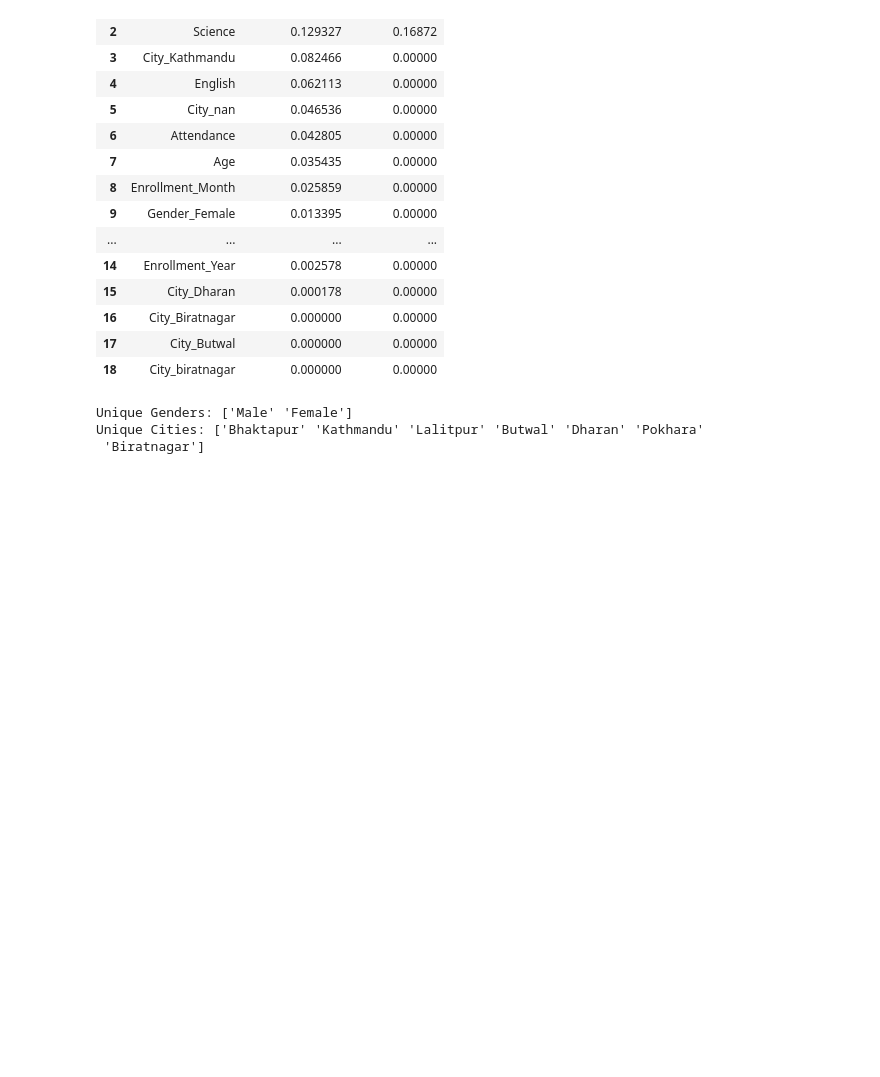
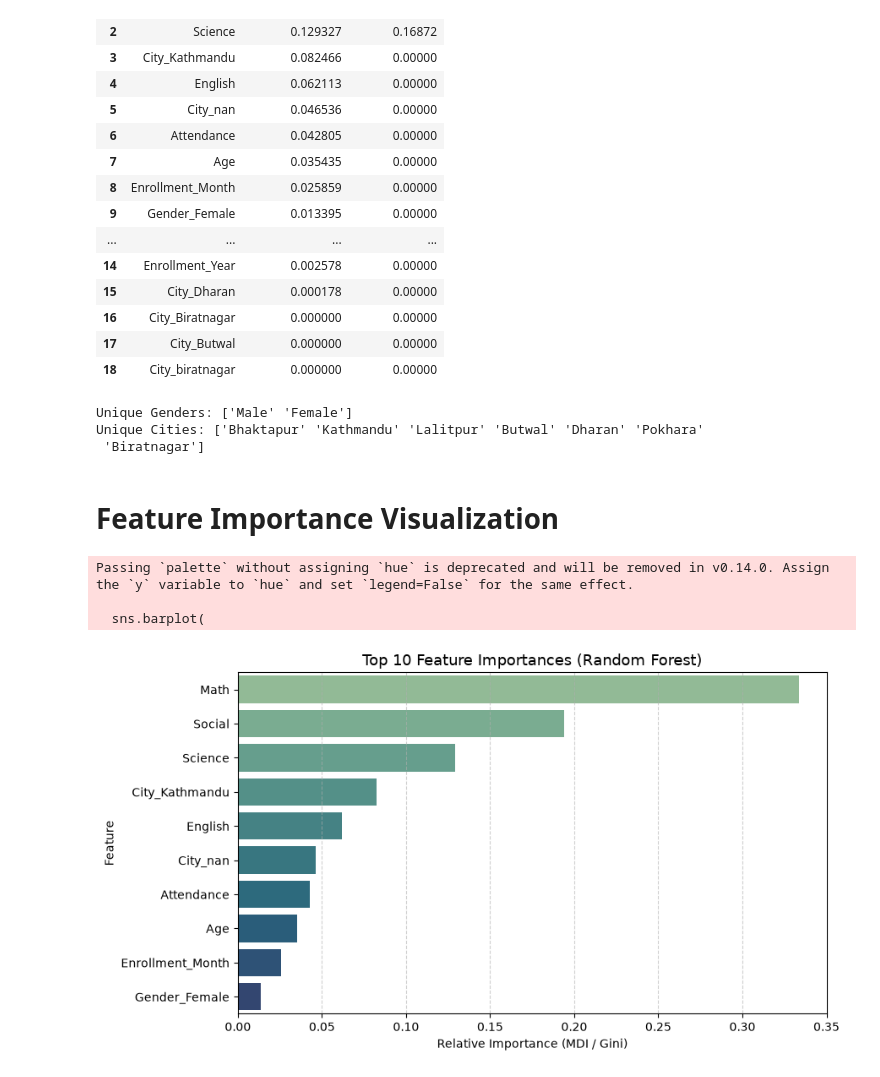
Before and after one commit to Suraj24-stack/Student_performance, a Jupyter notebook: Student_Performance.ipynb, the cells around one changed output. Drawn from its saved outputs; the diff is of its cells as text; code cells hidden in the pictures; blank space fills up the shorter version.

```diff
--- a/Student_Performance.ipynb
+++ b/Student_Performance.ipynb
@@ -771,3 +771,25 @@ print("Unique Cities:", df_clean['City'].unique())
 Unique Genders: ['Male' 'Female']
 Unique Cities: ['Bhaktapur' 'Kathmandu' 'Lalitpur' 'Butwal' 'Dharan' 'Pokhara'
  'Biratnagar']
+# %% [markdown]
+# Feature Importance Visualization
+# %%
+plt.figure(figsize=(9, 5))
+
+sns.barplot(
+    data=importance_df.head(10),
+    x='Random_Forest',
+    y='Feature',
+    palette='crest'
+)
+plt.title("Top 10 Feature Importances (Random Forest)", fontsize=13)
+plt.xlabel("Relative Importance (MDI / Gini)")
+plt.ylabel("Feature")
+plt.grid(axis='x', linestyle='--', alpha=0.6)
+plt.tight_layout()
+plt.show()
+# %% [output]
+Passing `palette` without assigning `hue` is deprecated and will be removed in v0.14.0. Assign the `y` variable to `hue` and set `legend=False` for the same effect.
+
+  sns.barplot(
+[figure, added]
```
